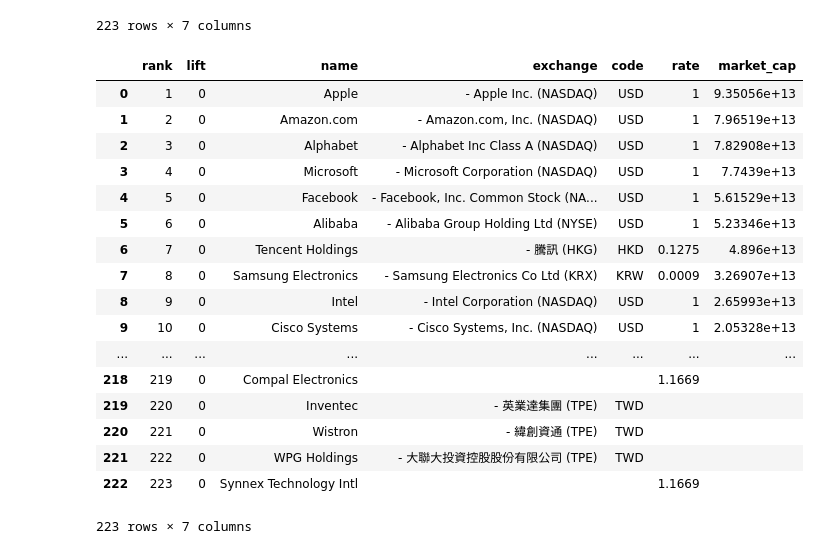
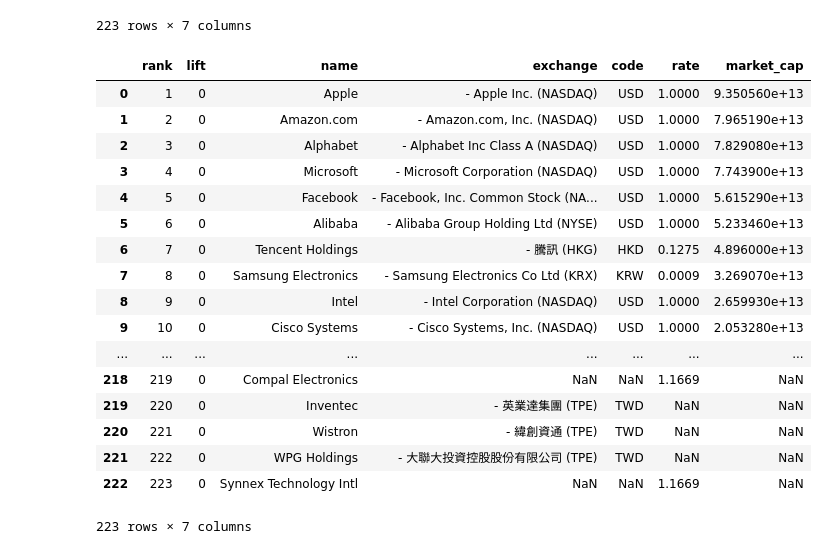
Before and after one commit to icewolf00/mic-1, a Jupyter notebook: top200/demo.ipynb, the cells around one changed output. Cells and saved outputs as stored; diff of their text form; code cells hidden in the pictures.

```diff
--- a/top200/demo.ipynb
+++ b/top200/demo.ipynb
@@ -171,22 +164 @@ df.hide_index = True
-# %%
-df
-# %% [output]
-|  | rank | lift | name | exchange | code | rate | market_cap |
-| 0 | 1 | 0 | Apple | - Apple Inc. (NASDAQ) | USD | 1 | 9.35056e+13 |
-| 1 | 2 | 0 | Amazon.com | - Amazon.com, Inc. (NASDAQ) | USD | 1 | 7.96519e+13 |
-| 2 | 3 | 0 | Alphabet | - Alphabet Inc Class A (NASDAQ) | USD | 1 | 7.82908e+13 |
-| 3 | 4 | 0 | Microsoft | - Microsoft Corporation (NASDAQ) | USD | 1 | 7.7439e+13 |
-| 4 | 5 | 0 | Facebook | - Facebook, Inc. Common Stock (NA... | USD | 1 | 5.61529e+13 |
-| 5 | 6 | 0 | Alibaba | - Alibaba Group Holding Ltd (NYSE) | USD | 1 | 5.23346e+13 |
-| 6 | 7 | 0 | Tencent Holdings | - 騰訊 (HKG) | HKD | 0.1275 | 4.896e+13 |
-| 7 | 8 | 0 | Samsung Electronics | - Samsung Electronics Co Ltd (KRX) | KRW | 0.0009 | 3.26907e+13 |
-| 8 | 9 | 0 | Intel | - Intel Corporation (NASDAQ) | USD | 1 | 2.65993e+13 |
-| 9 | 10 | 0 | Cisco Systems | - Cisco Systems, Inc. (NASDAQ) | USD | 1 | 2.05328e+13 |
-| ... | ... | ... | ... | ... | ... | ... | ... |
-| 218 | 219 | 0 | Compal Electronics |  |  | 1.1669 |  |
-| 219 | 220 | 0 | Inventec | - 英業達集團 (TPE) | TWD |  |  |
-| 220 | 221 | 0 | Wistron | - 緯創資通 (TPE) | TWD |  |  |
-| 221 | 222 | 0 | WPG Holdings | - 大聯大投資控股股份有限公司 (TPE) | TWD |  |  |
-| 222 | 223 | 0 | Synnex Technology Intl |  |  | 1.1669 |  |
-223 rows × 7 columns
 # %%
@@ -207,3 +179,25 @@ df.to_csv('test2.csv')
 #                              'market_cap_format': j[5],
 #                              'market_cap_USD': j[6],
 #                             })
+# %%
+df_last = pd.read_csv('test3.csv')
+df_last
+# %% [output]
+|  | rank | lift | name | exchange | code | rate | market_cap |
+| 0 | 1 | 0 | Apple | - Apple Inc. (NASDAQ) | USD | 1.0000 | 9.350560e+13 |
+| 1 | 2 | 0 | Amazon.com | - Amazon.com, Inc. (NASDAQ) | USD | 1.0000 | 7.965190e+13 |
+| 2 | 3 | 0 | Alphabet | - Alphabet Inc Class A (NASDAQ) | USD | 1.0000 | 7.829080e+13 |
+| 3 | 4 | 0 | Microsoft | - Microsoft Corporation (NASDAQ) | USD | 1.0000 | 7.743900e+13 |
+| 4 | 5 | 0 | Facebook | - Facebook, Inc. Common Stock (NA... | USD | 1.0000 | 5.615290e+13 |
+| 5 | 6 | 0 | Alibaba | - Alibaba Group Holding Ltd (NYSE) | USD | 1.0000 | 5.233460e+13 |
+| 6 | 7 | 0 | Tencent Holdings | - 騰訊 (HKG) | HKD | 0.1275 | 4.896000e+13 |
+| 7 | 8 | 0 | Samsung Electronics | - Samsung Electronics Co Ltd (KRX) | KRW | 0.0009 | 3.269070e+13 |
+| 8 | 9 | 0 | Intel | - Intel Corporation (NASDAQ) | USD | 1.0000 | 2.659930e+13 |
+| 9 | 10 | 0 | Cisco Systems | - Cisco Systems, Inc. (NASDAQ) | USD | 1.0000 | 2.053280e+13 |
+| ... | ... | ... | ... | ... | ... | ... | ... |
+| 218 | 219 | 0 | Compal Electronics | NaN | NaN | 1.1669 | NaN |
+| 219 | 220 | 0 | Inventec | - 英業達集團 (TPE) | TWD | NaN | NaN |
+| 220 | 221 | 0 | Wistron | - 緯創資通 (TPE) | TWD | NaN | NaN |
+| 221 | 222 | 0 | WPG Holdings | - 大聯大投資控股股份有限公司 (TPE) | TWD | NaN | NaN |
+| 222 | 223 | 0 | Synnex Technology Intl | NaN | NaN | 1.1669 | NaN |
+223 rows × 7 columns
```
Also changed, not shown: parts of 8 cells of this notebook, 1 other file.
